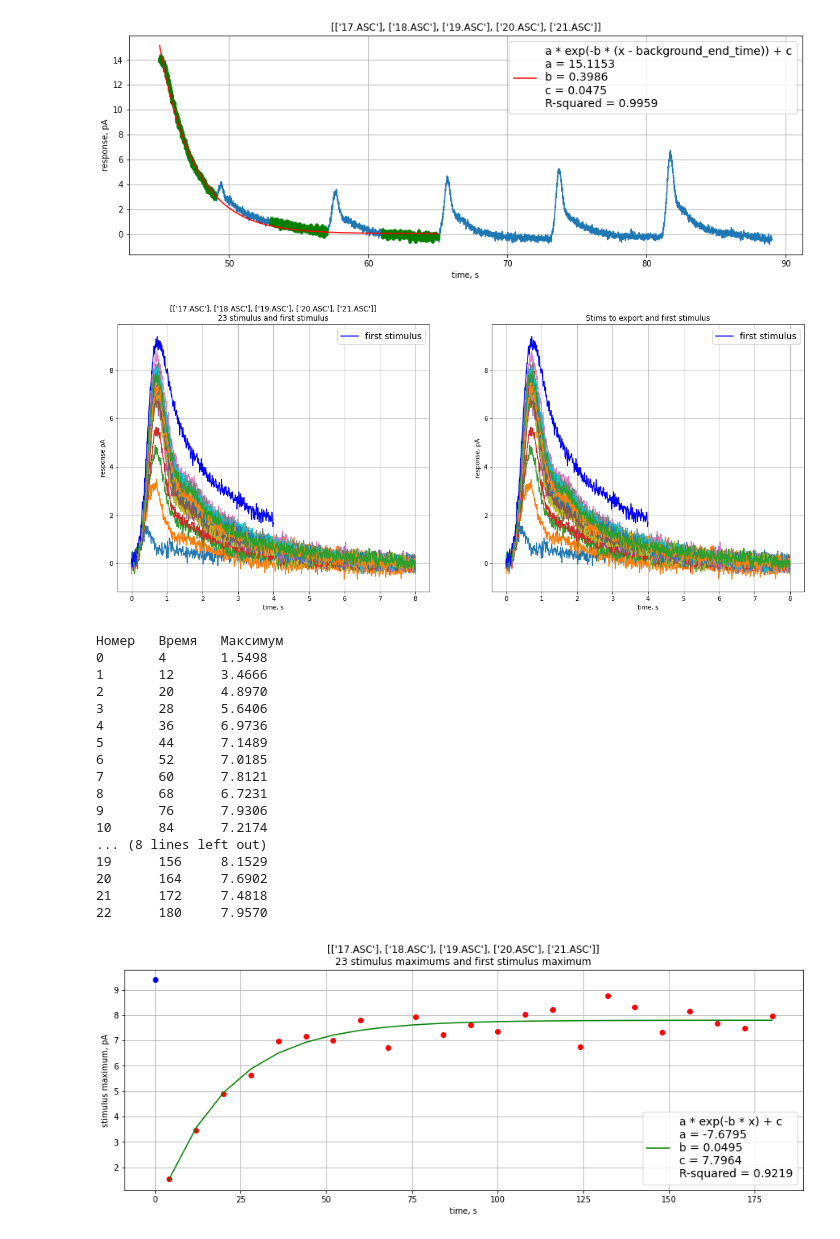
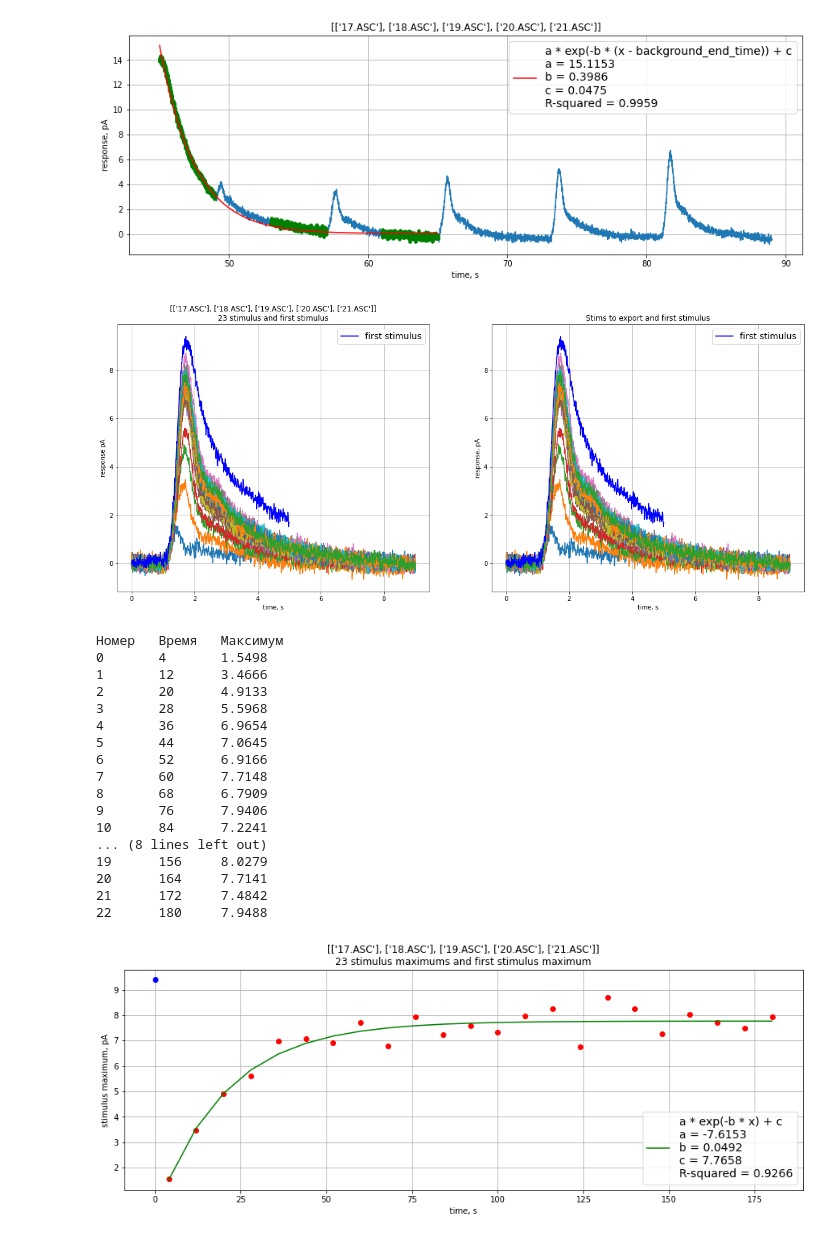
Before and after one commit to AndreiZherder/adaptation-memory, a Jupyter notebook: frog-rod.ipynb, the cells around one changed output. Cells and saved outputs as stored; diff of their text form; code cells hidden in the pictures.

```diff
--- a/frog-rod.ipynb
+++ b/frog-rod.ipynb
@@ -148,16 +148,16 @@ stims = []
 
 # вычитание экспоненты из первых stims_on_exp_cnt стимулов
 for i in range(stims_on_exp_cnt):
-    begin = stims_t[i] * fs
-    end = begin + period * fs
-    begin1 = (stims_t[i] - background_end_time) * fs
-    end1 = begin1 + period * fs
+    begin = (stims_t[i] - 1) * fs
+    end = begin + (period + 1) * fs
+    begin1 = (stims_t[i] - background_end_time - 1) * fs
+    end1 = begin1 + (period  + 1) * fs
     stim = np.array(signal[begin:end] - exponent[begin1:end1])
     stims.append(stim)
 
 # вычитание линейного тренда из остальных стимулов
-prefix = fs // 5 # 0.2 секунды слева от стимула используются для расчета тренда
-postfix = fs // 5 # последние 0.2 секунды стимула используются для расчета тренда
+prefix = fs # 1 секунда слева от стимула используется для расчета тренда
+postfix = fs # последняя секунда стимула используется для расчета тренда
 size = period * fs + prefix
 for i in range(stims_on_exp_cnt, stims_cnt):
     begin = stims_t[i] * fs - prefix
@@ -170,53 +170,52 @@ for i in range(stims_on_exp_cnt, stims_cnt):
     k, b = s[1], s[0]
     trend = k * temp_t + b
     stim = stim - trend
-    stim = stim[prefix:]
     stims.append(stim)
 
 # Первый (опорный) стимул без вычитания тренда
-begin = first_stim_start_time * fs
+begin = (first_stim_start_time - 1) * fs
 end = background_start_time * fs
 first_stim = np.array(signal[begin:end])
 first_stim_max = first_stim.max()
 
-size = period * fs
-temp_t = np.linspace(0, period - 1 / fs, size)
+size = (period + 1) * fs
+temp_t = np.linspace(0, period + 1 - 1 / fs, size)
 fig, (ax1, ax2) = plt.subplots(1, 2)
 fig.set_figwidth(20)
 fig.set_figheight(8)
 for stim in stims:
     ax1.plot(temp_t, stim)
-end = (background_start_time - first_stim_start_time) * fs
+end = background_start_time * fs
 ax1.plot(temp_t[:end], first_stim, 'b', label='first stimulus')
 ax1.legend(prop={"size": 14})
 ax1.set_xlabel('time, s')
 ax1.set_ylabel('response ' + signal_unit)
 ax1.set_title(f'{filenames}\n{stims_cnt} stimulus and first stimulus')
 ax1.grid()
 
 numbers = set()
 if not stims_to_export:
     numbers = set(range(stims_cnt))
 else:
     for number in stims_to_export:
         if type(number) is tuple:
             numbers |= set(range(number[0], min(number[1] + 1, stims_cnt)))
         else:
             if number < stims_cnt:
                 numbers.add(number)
 stims_to_export = list(sorted(numbers))
 
 for number in stims_to_export:
     ax2.plot(temp_t, stims[number])
-end = (background_start_time - first_stim_start_time) * fs
+end = background_start_time * fs
 ax2.plot(temp_t[:end], first_stim, 'b', label='first stimulus')
 ax2.legend(prop={"size": 14})
 ax2.set_xlabel('time, s')
 ax2.set_ylabel('response, ' + signal_unit)
 ax2.set_title('Stims to export and first stimulus')
 ax2.grid()
 # %% [output]
-[figure, old version]
+[figure, new version]
 # %%
 # Аппроксимация максимумов стимулов экспонентой
 def func(x, a, b, c):
@@ -269,21 +268,21 @@ ax.grid()
 Номер   Время   Максимум
 0       4       1.5498
 1       12      3.4666
-2       20      4.8970
-3       28      5.6406
-4       36      6.9736
-5       44      7.1489
-6       52      7.0185
-7       60      7.8121
-8       68      6.7231
-9       76      7.9306
-10      84      7.2174
+2       20      4.9133
+3       28      5.5968
+4       36      6.9654
+5       44      7.0645
+6       52      6.9166
+7       60      7.7148
+8       68      6.7909
+9       76      7.9406
+10      84      7.2241
 ... (8 lines left out)
-19      156     8.1529
-20      164     7.6902
-21      172     7.4818
-22      180     7.9570
+19      156     8.0279
+20      164     7.7141
+21      172     7.4842
+22      180     7.9488
-[figure, old version]
+[figure, new version]
 # %%
 # Сохранение результатов в файлы
 from pathlib import Path
```
Also changed, not shown: parts of 3 cells of this notebook.
